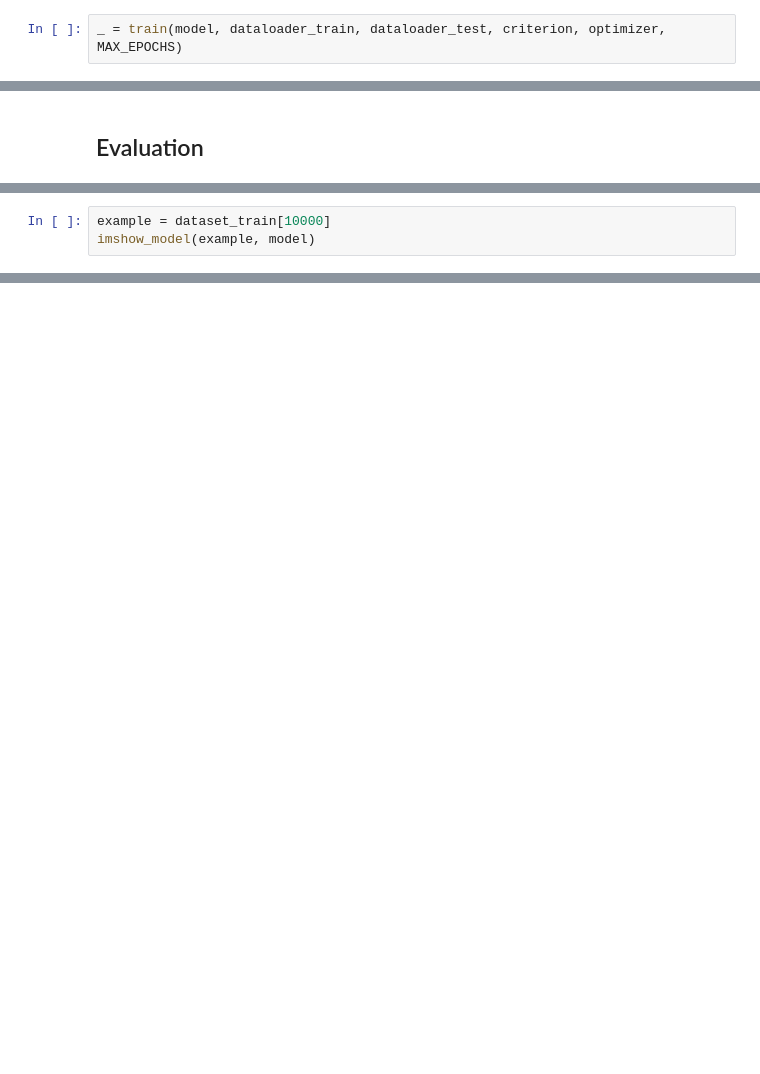
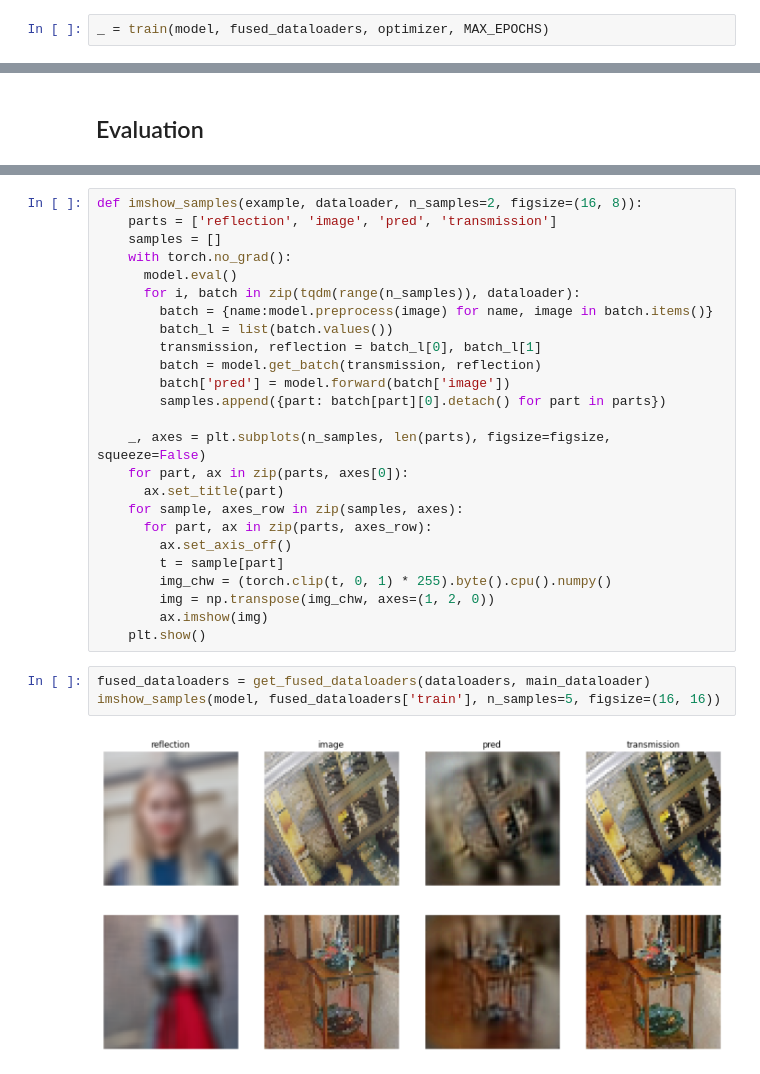
Before and after one commit to topilskiyak/glare, a Jupyter notebook: sirr1802/sirr1802.ipynb, the cells around one changed output, grey strips where cells are left out. Saved outputs shown, nothing was run; the diff lists cells and outputs as text; blank space fills up the shorter version.

```diff
--- a/sirr1802/sirr1802.ipynb
+++ b/sirr1802/sirr1802.ipynb
@@ -446,7 +817,7 @@ def train(model, dataloader_train, dataloader_test, criterion, optimizer,
   print("Finished training.")
   return running_statistics
 # %%
-_ = train(model, dataloader_train, dataloader_test, criterion, optimizer, MAX_EPOCHS)
+_ = train(model, fused_dataloaders, optimizer, MAX_EPOCHS)
 # %% [output]
 epoch=000
 
@@ -485,3 +843,0 @@ def imshow_model(example, model):
-# %%
-example = dataset_train[10000]
-imshow_model(example, model)
@@ -496,0 +844,30 @@ reflection
+# %%
+def imshow_samples(example, dataloader, n_samples=2, figsize=(16, 8)):
+    parts = ['reflection', 'image', 'pred', 'transmission']
+    samples = []
+    with torch.no_grad():
+      model.eval()
+      for i, batch in zip(tqdm(range(n_samples)), dataloader):
+        batch = {name:model.preprocess(image) for name, image in batch.items()}
+        batch_l = list(batch.values())
+        transmission, reflection = batch_l[0], batch_l[1]
+        batch = model.get_batch(transmission, reflection)
+        batch['pred'] = model.forward(batch['image'])
+        samples.append({part: batch[part][0].detach() for part in parts})
+
+    _, axes = plt.subplots(n_samples, len(parts), figsize=figsize, squeeze=False)
+    for part, ax in zip(parts, axes[0]):
+      ax.set_title(part)
+    for sample, axes_row in zip(samples, axes):
+      for part, ax in zip(parts, axes_row):
+        ax.set_axis_off()
+        t = sample[part]
+        img_chw = (torch.clip(t, 0, 1) * 255).byte().cpu().numpy()
+        img = np.transpose(img_chw, axes=(1, 2, 0))
+        ax.imshow(img)
+    plt.show()
+# %%
+fused_dataloaders = get_fused_dataloaders(dataloaders, main_dataloader)
+imshow_samples(model, fused_dataloaders['train'], n_samples=5, figsize=(16, 16))
+# %% [output]
+[figure, added]
```
Also changed, not shown: parts of 31 cells of this notebook.
